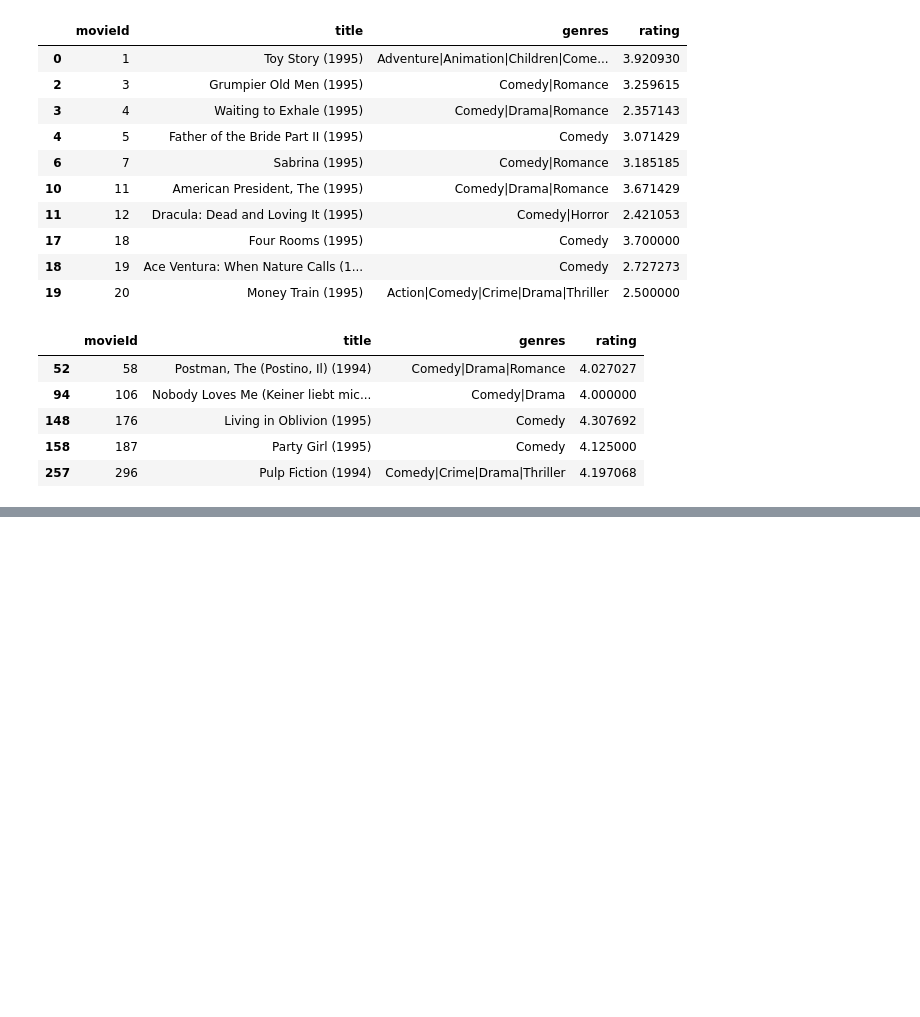
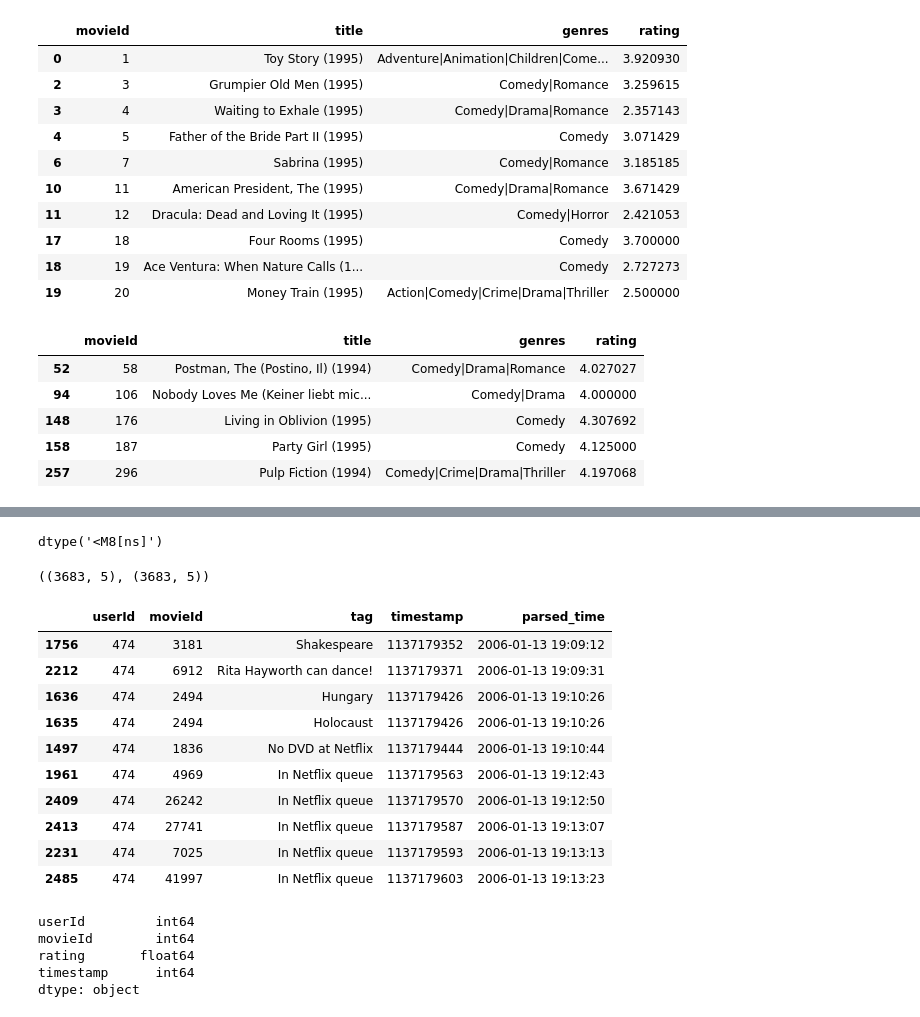
Before and after one commit to kotteeshwaran/pandas, a Jupyter notebook: movie_dataset.ipynb, the cells around one changed output, grey strips where cells are left out. Saved outputs shown, nothing was run; the diff lists cells and outputs as text; code cells hidden in the pictures; blank space fills up the shorter version.

Commit message:
parsing timestamp

```diff
--- a/movie_dataset.ipynb
+++ b/movie_dataset.ipynb
@@ -579,0 +622,3 @@ box_office[is_comedy & is_highly_rated][:5]
+# %%
+tags = pd.read_csv('D:/data_science/pandas/ml-latest-small/tags.csv')
+tags.dtypes
@@ -579,0 +640,35 @@ box_office[is_comedy & is_highly_rated][:5]
+# %%
+tags['parsed_time'] = pd.to_datetime(tags['timestamp'], unit='s')
+# %%
+tags['parsed_time'].dtype
+# %% [output]
+dtype('<M8[ns]')
+# %%
+greater_than_t = tags['parsed_time']>'06-12-1997'
+selected_rows = tags[greater_than_t]
+tags.shape,selected_rows.shape
+# %% [output]
+((3683, 5), (3683, 5))
+# %%
+tags.sort_values(by='parsed_time',ascending=True)[:10]
+# %% [output]
+|  | userId | movieId | tag | timestamp | parsed_time |
+| 1756 | 474 | 3181 | Shakespeare | 1137179352 | 2006-01-13 19:09:12 |
+| 2212 | 474 | 6912 | Rita Hayworth can dance! | 1137179371 | 2006-01-13 19:09:31 |
+| 1636 | 474 | 2494 | Hungary | 1137179426 | 2006-01-13 19:10:26 |
+| 1635 | 474 | 2494 | Holocaust | 1137179426 | 2006-01-13 19:10:26 |
+| 1497 | 474 | 1836 | No DVD at Netflix | 1137179444 | 2006-01-13 19:10:44 |
+| 1961 | 474 | 4969 | In Netflix queue | 1137179563 | 2006-01-13 19:12:43 |
+| 2409 | 474 | 26242 | In Netflix queue | 1137179570 | 2006-01-13 19:12:50 |
+| 2413 | 474 | 27741 | In Netflix queue | 1137179587 | 2006-01-13 19:13:07 |
+| 2231 | 474 | 7025 | In Netflix queue | 1137179593 | 2006-01-13 19:13:13 |
+| 2485 | 474 | 41997 | In Netflix queue | 1137179603 | 2006-01-13 19:13:23 |
+# %%
+ratings = pd.read_csv('D:/data_science/pandas/ml-latest-small/ratings.csv')
+ratings.dtypes
+# %% [output]
+userId         int64
+movieId        int64
+rating       float64
+timestamp      int64
+dtype: object
```
Also changed, not shown: parts of 17 cells of this notebook.
